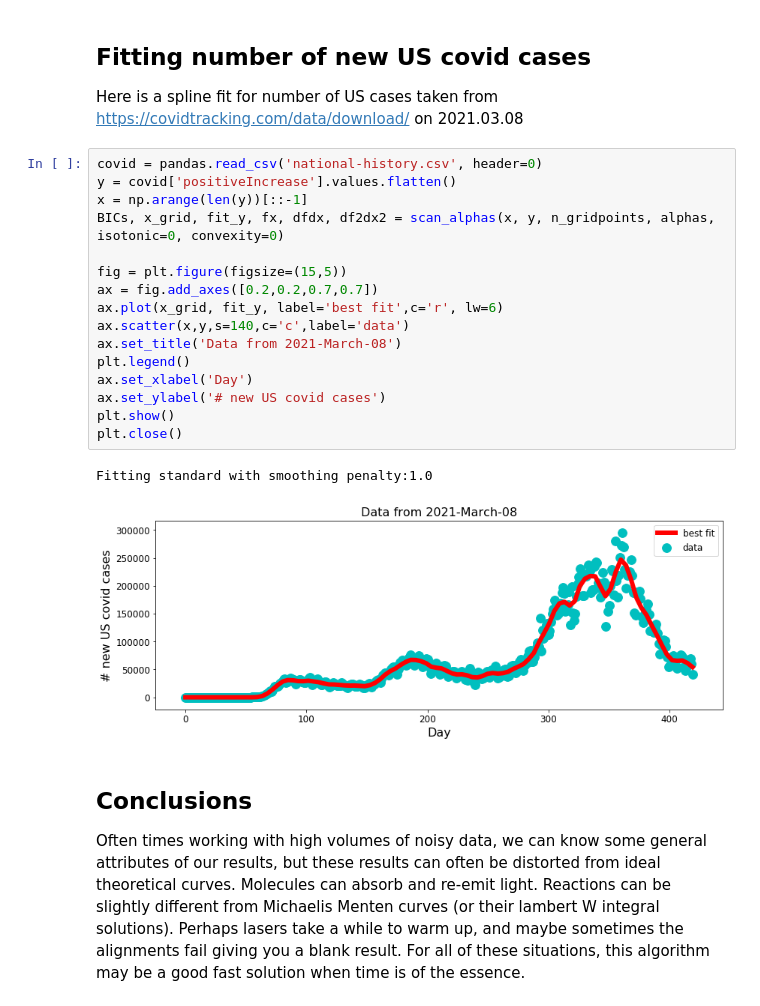
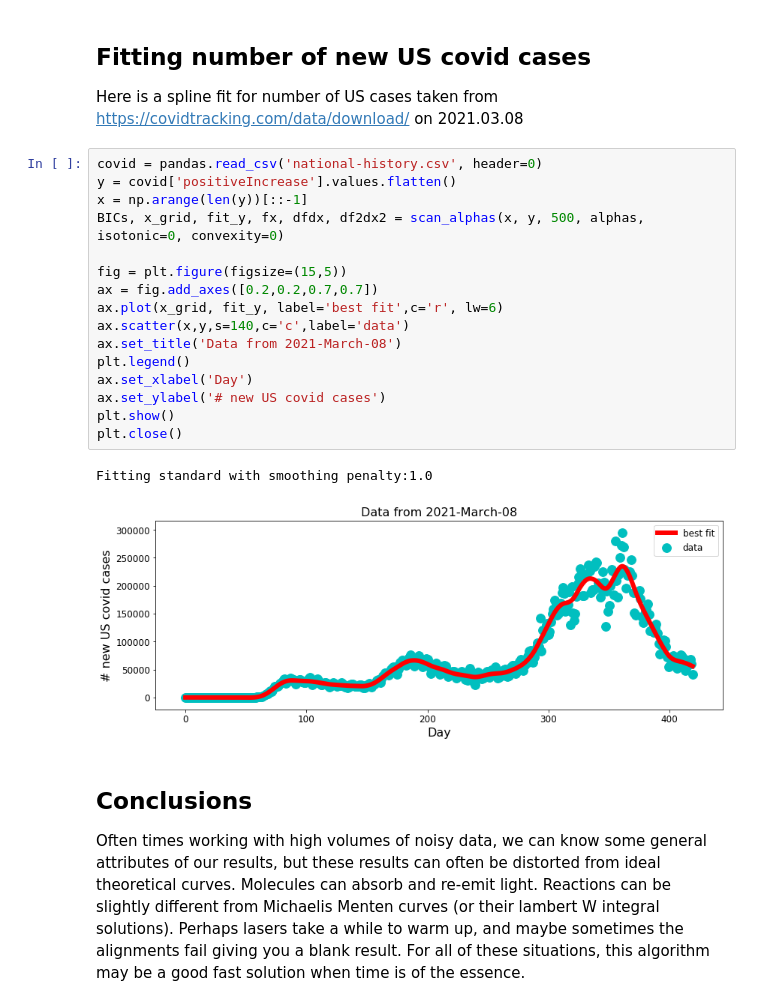
Before and after one commit to rhys-m-adams/Smooth-isotonic-convex-regressor, a Jupyter notebook: smooth_isotonic_regressor.ipynb, the cells around one changed output. Cells and saved outputs as stored; diff of their text form.

```diff
--- a/smooth_isotonic_regressor.ipynb
+++ b/smooth_isotonic_regressor.ipynb
@@ -249,22 +249,22 @@ Here is a spline fit for number of US cases taken from https://covidtracking.com
 # %%
 covid = pandas.read_csv('national-history.csv', header=0)
 y = covid['positiveIncrease'].values.flatten()
 x = np.arange(len(y))[::-1]
-BICs, x_grid, fit_y, fx, dfdx, df2dx2 = scan_alphas(x, y, n_gridpoints, alphas, isotonic=0, convexity=0)
+BICs, x_grid, fit_y, fx, dfdx, df2dx2 = scan_alphas(x, y, 500, alphas, isotonic=0, convexity=0)
 
 fig = plt.figure(figsize=(15,5))
 ax = fig.add_axes([0.2,0.2,0.7,0.7])
 ax.plot(x_grid, fit_y, label='best fit',c='r', lw=6)
 ax.scatter(x,y,s=140,c='c',label='data')
 ax.set_title('Data from 2021-March-08')
 plt.legend()
 ax.set_xlabel('Day')
 ax.set_ylabel('# new US covid cases')
 plt.show()
 plt.close()
 # %% [output]
 Fitting standard with smoothing penalty:1.0
-[figure, old version]
+[figure, new version]
 # %% [markdown]
 ## Conclusions
 
```
Also changed, not shown: parts of 1 cell of this notebook, 1 other file.
